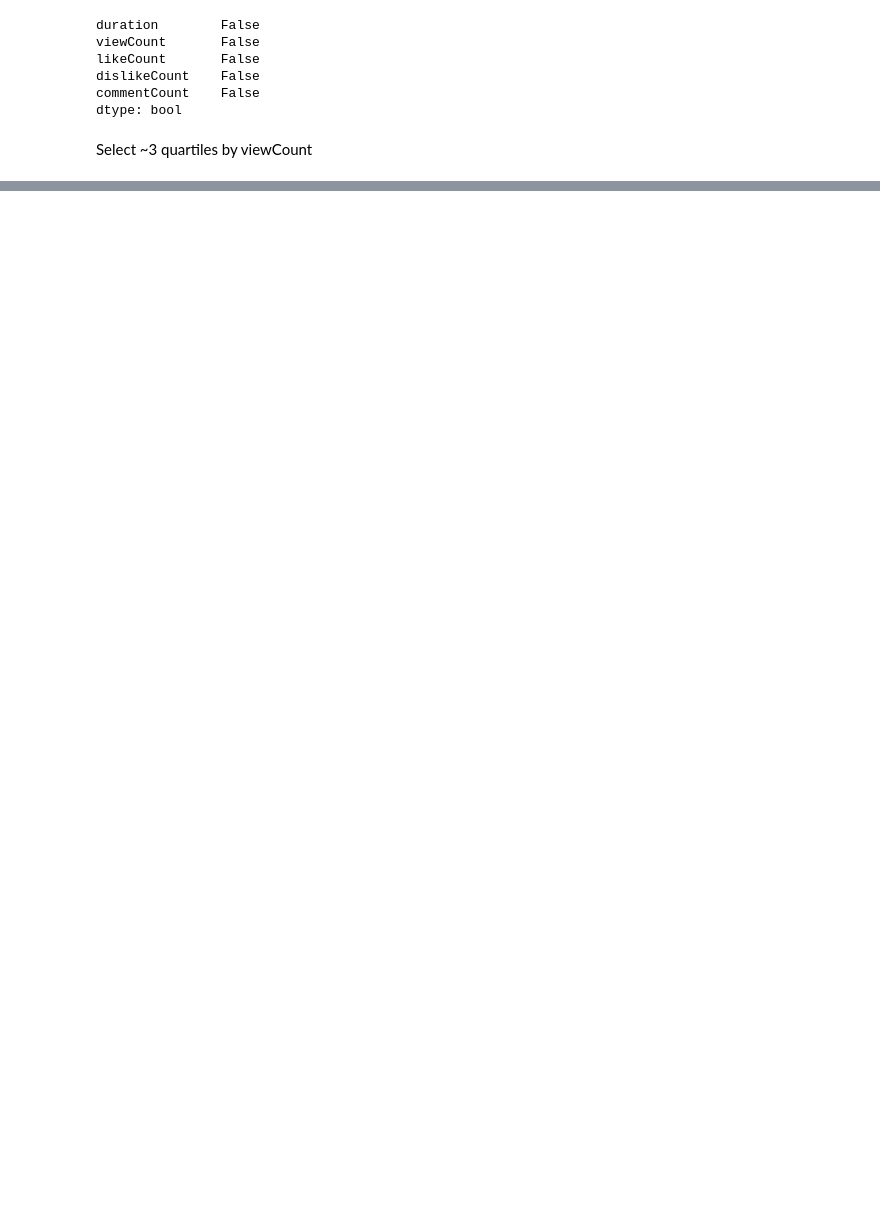
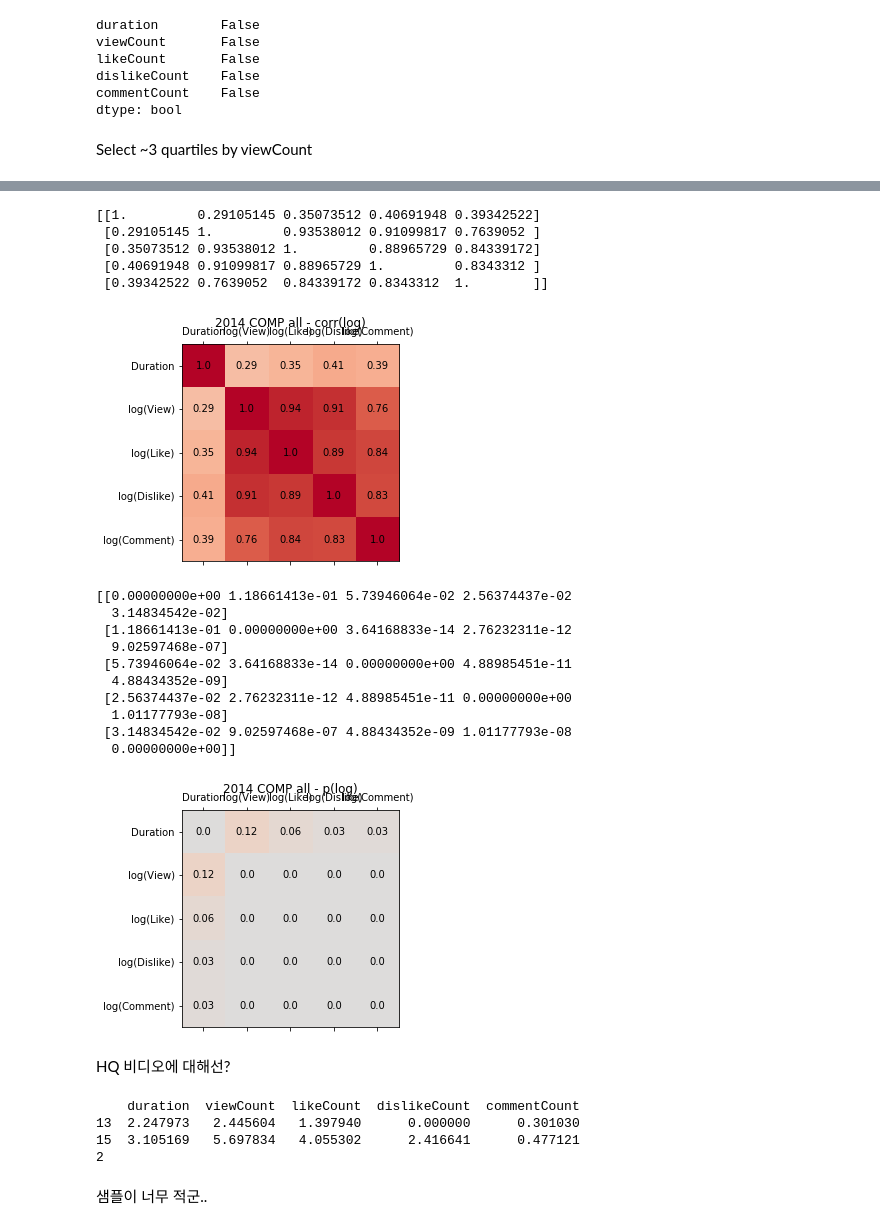
Before and after one commit to Hweemyoung/mastersdegree, a Jupyter notebook: ytcrawl/customs/200805.ipynb, the cells around one changed output, grey strips where cells are left out. Drawn from its saved outputs; the diff is of its cells as text; code cells hidden in the pictures; blank space fills up the shorter version.

```diff
--- a/ytcrawl/customs/200805.ipynb
+++ b/ytcrawl/customs/200805.ipynb
@@ -181,0 +217,51 @@ heatmap_from_csv(arr=p_pearson, title="2014 COMP exp - p")
+# %%
+corr_pearson = np.zeros((5,5))
+p_pearson = np.zeros((5,5))
+for i in range(16,21):
+    for j in range(16,21):
+        corr_pearson[i-16][j-16], p_pearson[i-16][j-16] = stats.pearsonr(data_nonzero[data_nonzero.columns[i]], data_nonzero[data_nonzero.columns[j]])
+
+# corr_pearson = np.zeros((3,3))
+# p_pearson = np.zeros((3,3))
+# for i in range(16,18):
+#     for j in range(16,18):
+#         corr_pearson[i-16][j-16], p_pearson[i-16][j-16] = stats.pearsonr(data_nonzero[data_nonzero.columns[i]], data_nonzero[data_nonzero.columns[j]])
+# %%
+heatmap_from_csv(arr=corr_pearson, title="2014 COMP all - corr(log)", cols=["Duration", "log(View)", "log(Like)", "log(Dislike)", "log(Comment)"])
+heatmap_from_csv(arr=p_pearson, title="2014 COMP all - p(log)", cols=["Duration", "log(View)", "log(Like)", "log(Dislike)", "log(Comment)"])
+# %% [output]
+[[1.         0.29105145 0.35073512 0.40691948 0.39342522]
+ [0.29105145 1.         0.93538012 0.91099817 0.7639052 ]
+ [0.35073512 0.93538012 1.         0.88965729 0.84339172]
+ [0.40691948 0.91099817 0.88965729 1.         0.8343312 ]
+ [0.39342522 0.7639052  0.84339172 0.8343312  1.        ]]
+[figure, added]
+[[0.00000000e+00 1.18661413e-01 5.73946064e-02 2.56374437e-02
+  3.14834542e-02]
+ [1.18661413e-01 0.00000000e+00 3.64168833e-14 2.76232311e-12
+  9.02597468e-07]
+ [5.73946064e-02 3.64168833e-14 0.00000000e+00 4.88985451e-11
+  4.88434352e-09]
+ [2.56374437e-02 2.76232311e-12 4.88985451e-11 0.00000000e+00
+  1.01177793e-08]
+ [3.14834542e-02 9.02597468e-07 4.88434352e-09 1.01177793e-08
+  0.00000000e+00]]
+[figure, added]
+# %% [markdown]
+HQ 비디오에 대해선?
+# %%
+# Logarithm
+# Drop dislike == 0 | comment == 0
+data_nonzero_hq = data_filtered_hq[~(data_filtered_hq[data_filtered_hq.columns[19:21]].T == 0.0).any()]
+data_nonzero_hq[data_nonzero_hq.columns[16:21]] = np.log10(data_nonzero_hq[data_nonzero_hq.columns[16:21]])
+print(data_nonzero_hq[data_nonzero_hq.columns[16:21]])
+print(len(data_nonzero_hq))
+# data_nonzero_hq
+# data_filtered_hq
+# %% [output]
+    duration  viewCount  likeCount  dislikeCount  commentCount
+13  2.247973   2.445604   1.397940      0.000000      0.301030
+15  3.105169   5.697834   4.055302      2.416641      0.477121
+2
+# %% [markdown]
+샘플이 너무 적군..
```
Also changed, not shown: parts of 16 cells of this notebook, 8 other files.
